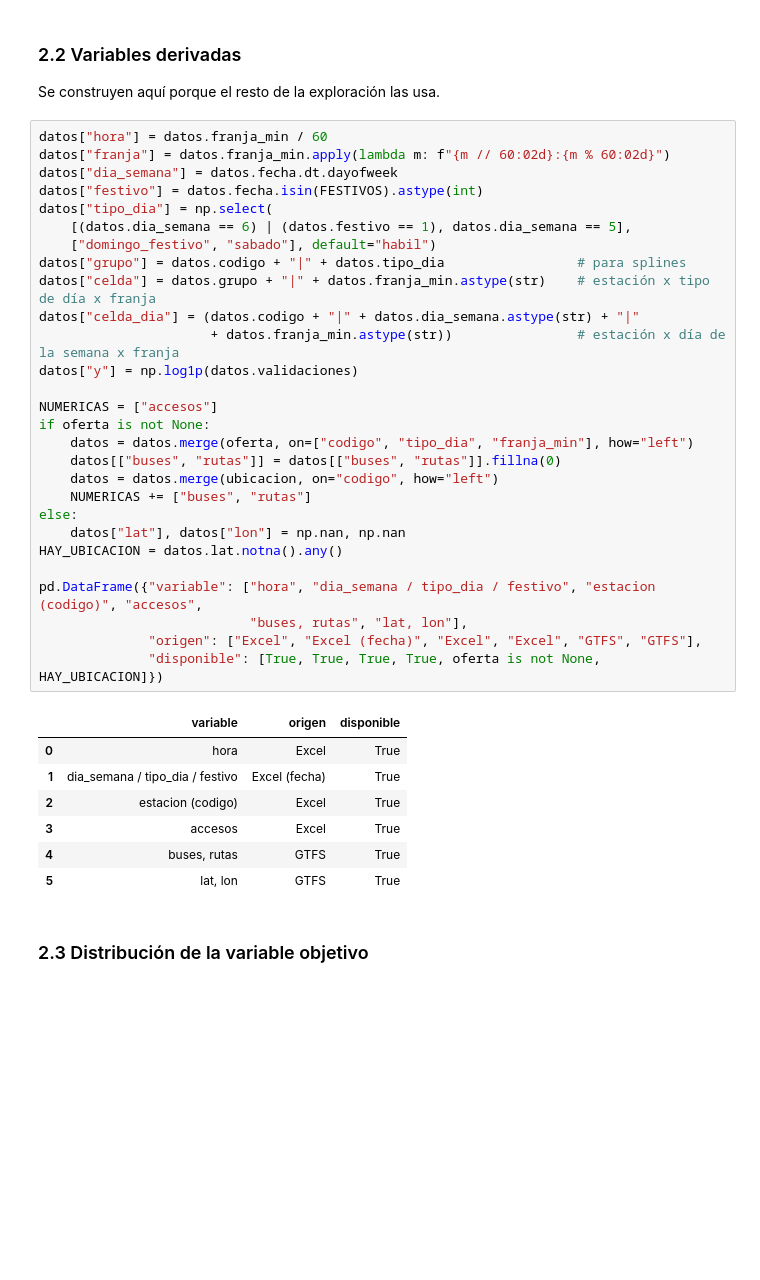
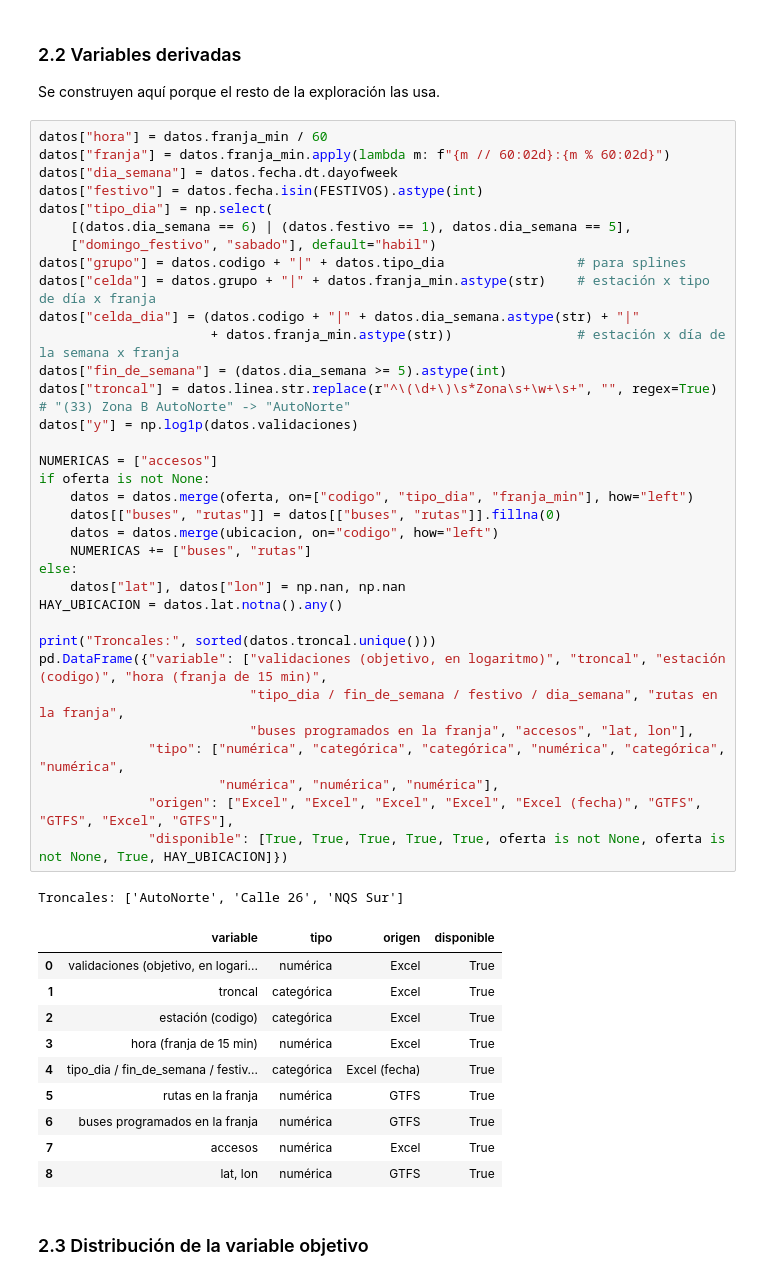
Before and after one commit to QueenR1014/FlujoTransmilenio, a Jupyter notebook: notebooks/taller_transmilenio.ipynb, the cells around one changed output. Saved outputs shown, nothing was run; the diff lists cells and outputs as text; blank space fills up the shorter version.

```diff
--- a/notebooks/taller_transmilenio.ipynb
+++ b/notebooks/taller_transmilenio.ipynb
@@ -478,39 +482,49 @@ Se construyen aquí porque el resto de la exploración las usa.
 # %%
 datos["hora"] = datos.franja_min / 60
 datos["franja"] = datos.franja_min.apply(lambda m: f"{m // 60:02d}:{m % 60:02d}")
 datos["dia_semana"] = datos.fecha.dt.dayofweek
 datos["festivo"] = datos.fecha.isin(FESTIVOS).astype(int)
 datos["tipo_dia"] = np.select(
     [(datos.dia_semana == 6) | (datos.festivo == 1), datos.dia_semana == 5],
     ["domingo_festivo", "sabado"], default="habil")
 datos["grupo"] = datos.codigo + "|" + datos.tipo_dia                 # para splines
 datos["celda"] = datos.grupo + "|" + datos.franja_min.astype(str)    # estación x tipo de día x franja
 datos["celda_dia"] = (datos.codigo + "|" + datos.dia_semana.astype(str) + "|"
                       + datos.franja_min.astype(str))                # estación x día de la semana x franja
+datos["fin_de_semana"] = (datos.dia_semana >= 5).astype(int)
+datos["troncal"] = datos.linea.str.replace(r"^\(\d+\)\s*Zona\s+\w+\s+", "", regex=True)   # "(33) Zona B AutoNorte" -> "AutoNorte"
 datos["y"] = np.log1p(datos.validaciones)
 
 NUMERICAS = ["accesos"]
 if oferta is not None:
     datos = datos.merge(oferta, on=["codigo", "tipo_dia", "franja_min"], how="left")
     datos[["buses", "rutas"]] = datos[["buses", "rutas"]].fillna(0)
     datos = datos.merge(ubicacion, on="codigo", how="left")
     NUMERICAS += ["buses", "rutas"]
 else:
     datos["lat"], datos["lon"] = np.nan, np.nan
 HAY_UBICACION = datos.lat.notna().any()
 
-pd.DataFrame({"variable": ["hora", "dia_semana / tipo_dia / festivo", "estacion (codigo)", "accesos",
-                           "buses, rutas", "lat, lon"],
-              "origen": ["Excel", "Excel (fecha)", "Excel", "Excel", "GTFS", "GTFS"],
-              "disponible": [True, True, True, True, oferta is not None, HAY_UBICACION]})
+print("Troncales:", sorted(datos.troncal.unique()))
+pd.DataFrame({"variable": ["validaciones (objetivo, en logaritmo)", "troncal", "estación (codigo)", "hora (franja de 15 min)",
+                           "tipo_dia / fin_de_semana / festivo / dia_semana", "rutas en la franja",
+                           "buses programados en la franja", "accesos", "lat, lon"],
+              "tipo": ["numérica", "categórica", "categórica", "numérica", "categórica", "numérica",
+                       "numérica", "numérica", "numérica"],
+              "origen": ["Excel", "Excel", "Excel", "Excel", "Excel (fecha)", "GTFS", "GTFS", "Excel", "GTFS"],
+              "disponible": [True, True, True, True, True, oferta is not None, oferta is not None, True, HAY_UBICACION]})
 # %% [output]
+Troncales: ['AutoNorte', 'Calle 26', 'NQS Sur']
-|  | variable | origen | disponible |
-| 0 | hora | Excel | True |
-| 1 | dia_semana / tipo_dia / festivo | Excel (fecha) | True |
-| 2 | estacion (codigo) | Excel | True |
-| 3 | accesos | Excel | True |
-| 4 | buses, rutas | GTFS | True |
-| 5 | lat, lon | GTFS | True |
+|  | variable | tipo | origen | disponible |
+| 0 | validaciones (objetivo, en logari... | numérica | Excel | True |
+| 1 | troncal | categórica | Excel | True |
+| 2 | estación (codigo) | categórica | Excel | True |
+| 3 | hora (franja de 15 min) | numérica | Excel | True |
+| 4 | tipo_dia / fin_de_semana / festiv... | categórica | Excel (fecha) | True |
+| 5 | rutas en la franja | numérica | GTFS | True |
+| 6 | buses programados en la franja | numérica | GTFS | True |
+| 7 | accesos | numérica | Excel | True |
+| 8 | lat, lon | numérica | GTFS | True |
 # %% [markdown]
 ### 2.3 Distribución de la variable objetivo
 # %%
```
Also changed, not shown: parts of 33 cells of this notebook.
